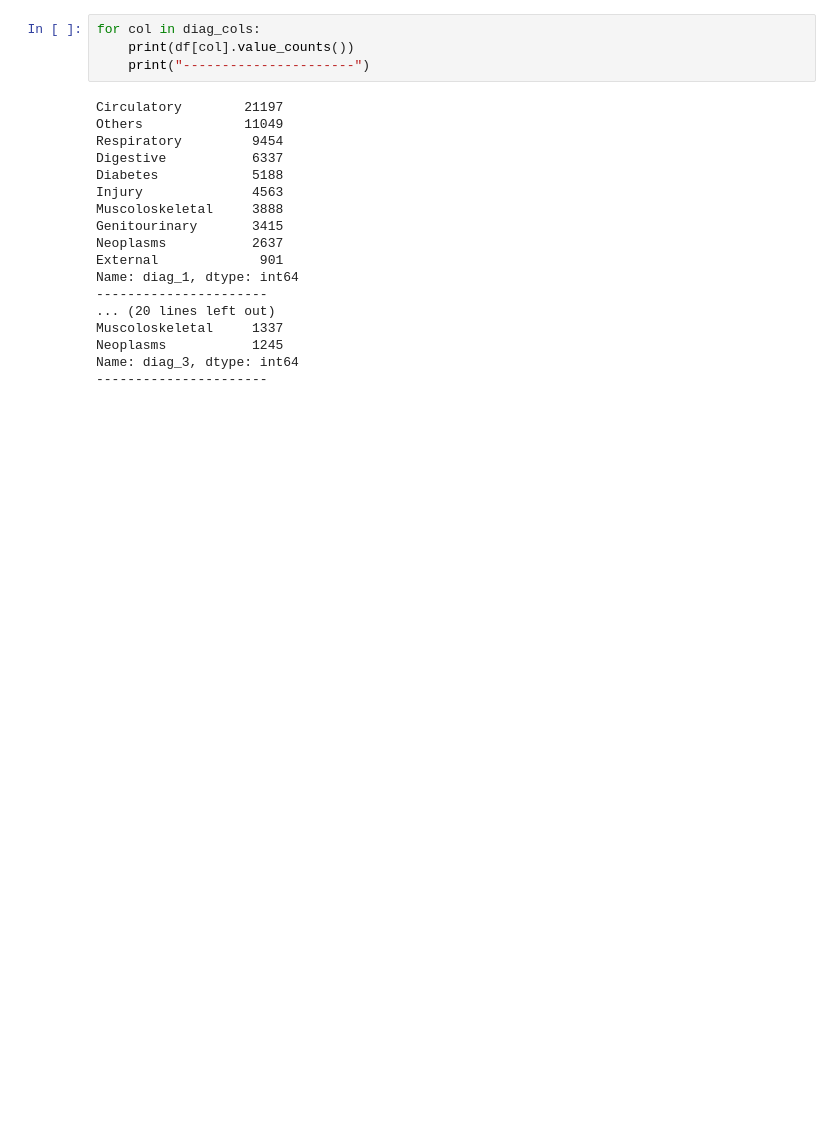
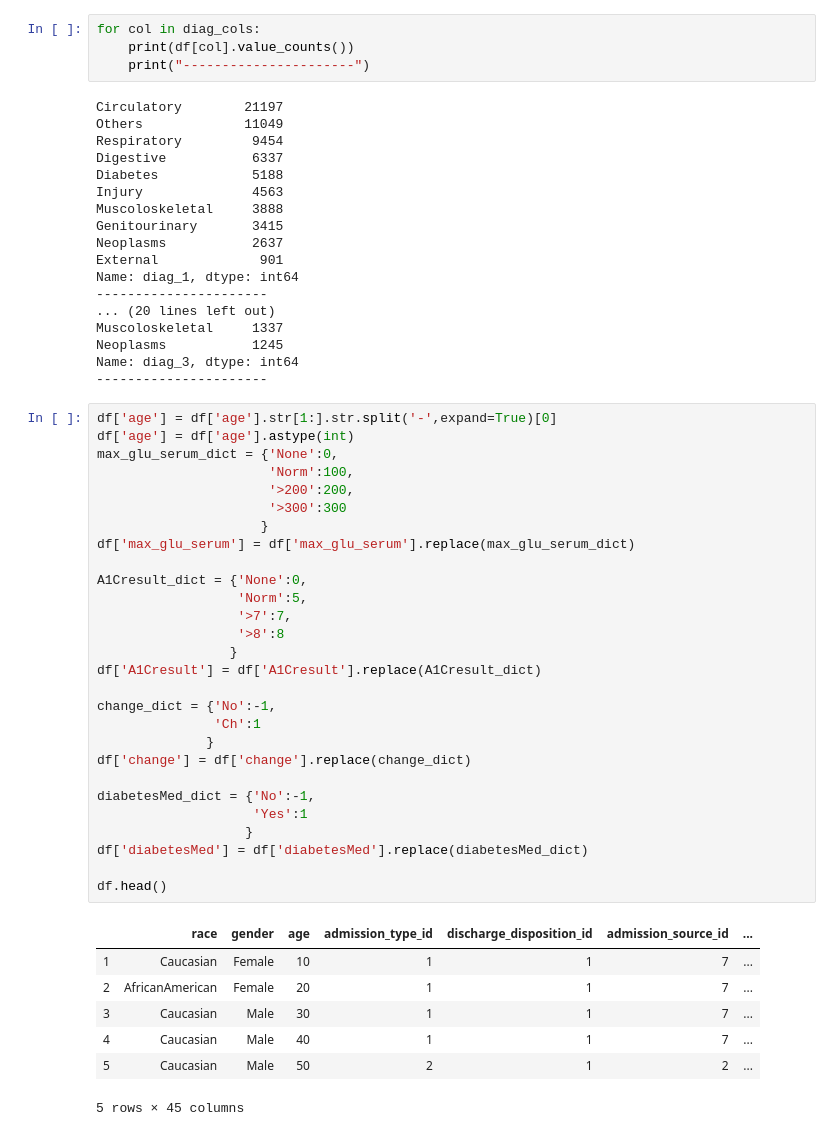
Before and after one commit to Sangha05/Diabetes_Readmission, a Jupyter notebook: Feature_Engineering.ipynb, the cells around one changed output. Drawn from its saved outputs; the diff is of its cells as text; blank space fills up the shorter version.

```diff
--- a/Feature_Engineering.ipynb
+++ b/Feature_Engineering.ipynb
@@ -205,3 +205,39 @@ Muscoloskeletal     1337
 Neoplasms           1245
 Name: diag_3, dtype: int64
 ----------------------
+# %%
+df['age'] = df['age'].str[1:].str.split('-',expand=True)[0]
+df['age'] = df['age'].astype(int)
+max_glu_serum_dict = {'None':0,
+                      'Norm':100,
+                      '>200':200,
+                      '>300':300
+                     }
+df['max_glu_serum'] = df['max_glu_serum'].replace(max_glu_serum_dict)
+
+A1Cresult_dict = {'None':0,
+                  'Norm':5,
+                  '>7':7,
+                  '>8':8
+                 }
+df['A1Cresult'] = df['A1Cresult'].replace(A1Cresult_dict)
+
+change_dict = {'No':-1,
+               'Ch':1
+              }
+df['change'] = df['change'].replace(change_dict)
+
+diabetesMed_dict = {'No':-1,
+                    'Yes':1
+                   }
+df['diabetesMed'] = df['diabetesMed'].replace(diabetesMed_dict)
+
+df.head()
+# %% [output]
+|  | race | gender | age | admission_type_id | discharge_disposition_id | admission_source_id | ... |
+| 1 | Caucasian | Female | 10 | 1 | 1 | 7 | ... |
+| 2 | AfricanAmerican | Female | 20 | 1 | 1 | 7 | ... |
+| 3 | Caucasian | Male | 30 | 1 | 1 | 7 | ... |
+| 4 | Caucasian | Male | 40 | 1 | 1 | 7 | ... |
+| 5 | Caucasian | Male | 50 | 2 | 1 | 2 | ... |
+5 rows × 45 columns
```
Also changed, not shown: parts of 11 cells of this notebook, 1 other file.
